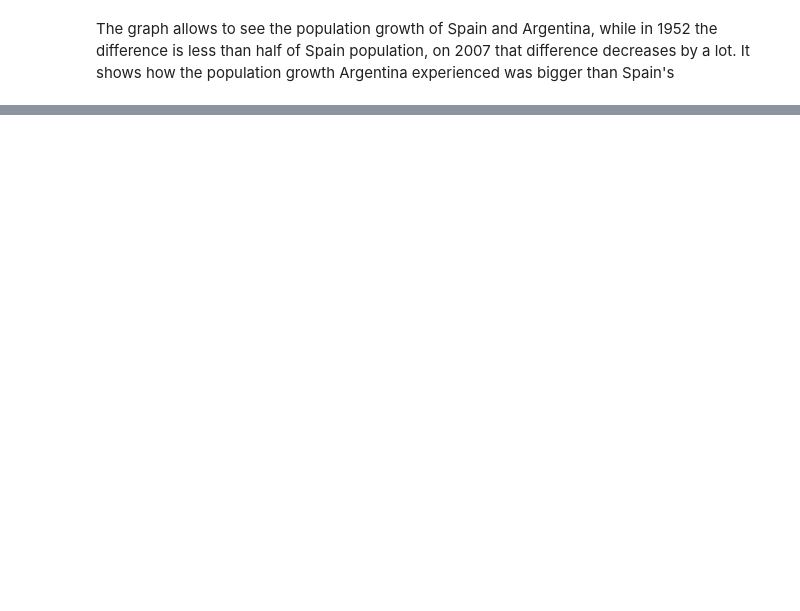
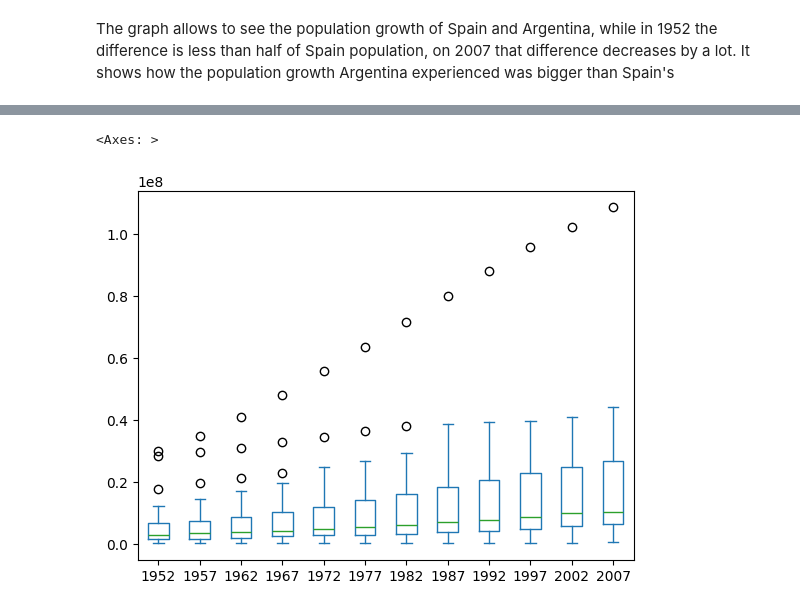
Before and after one commit to Julian-L-Avila/Data-Mining-2024-3, a Jupyter notebook: EDA/eda.sync.ipynb, the cells around one changed output, grey strips where cells are left out. Cells and saved outputs as stored; diff of their text form; code cells hidden in the pictures; blank space fills up the shorter version.

```diff
--- a/EDA/eda.sync.ipynb
+++ b/EDA/eda.sync.ipynb
@@ -243,0 +319,3 @@ df_es.head(20)
+# %%
+pivoted_year = df_pop_sp.pivot(index='country', columns='year', values='population')
+pivoted_year.head(20)
@@ -243,0 +353,5 @@ df_es.head(20)
+# %%
+pivoted_year.plot.box()
+# %% [output]
+<Axes: >
+[figure, added]
```
Also changed, not shown: parts of 17 cells of this notebook, 1 other file.
